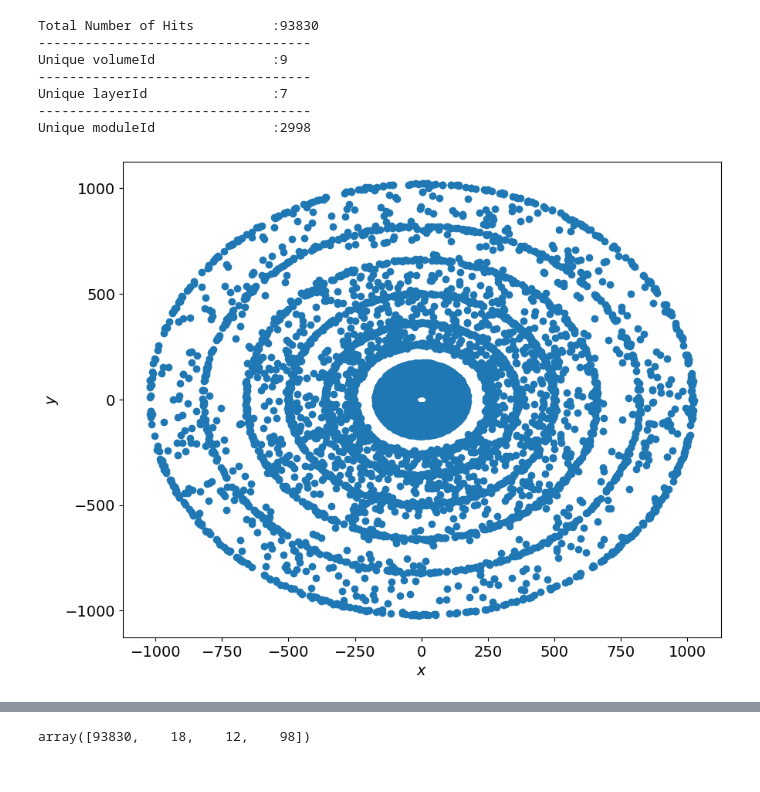
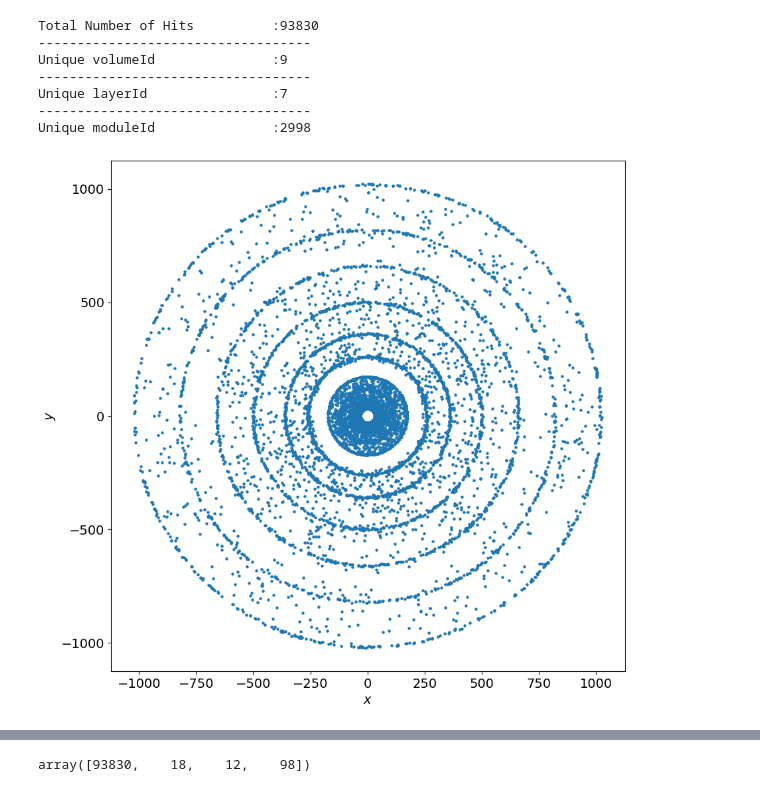
Before and after one commit to Ashmit0/TrackML-Particle-Tracking, a Jupyter notebook: Notebooks/EDA.ipynb, the cells around one changed output, grey strips where cells are left out. Saved outputs shown, nothing was run; the diff lists cells and outputs as text; code cells hidden in the pictures.

Commit message:
updated scatter plot

```diff
--- a/Notebooks/EDA.ipynb
+++ b/Notebooks/EDA.ipynb
@@ -18,7 +18,7 @@ np.random.seed( 41 )
 # set default params for matplotlib :
 plt.rcParams['font.size'] = 14
 plt.rcParams['lines.linewidth'] = 2
-plt.rcParams["figure.figsize"] = (10,8)
+plt.rcParams["figure.figsize"] = (10,7)
 # %% [markdown]
 For the purpose of EDA we will only look at a small section of (100 events) of the training data.
 
@@ -99,9 +99,10 @@ Unique moduleId               :2998
 x , y , z = hits[['x','y','z']].to_numpy().T
 # %%
 idx = np.random.choice(np.arange(hits.shape[0]),size=10000,replace=False)
-plt.scatter( x[idx] , y[idx] )
+plt.figure( figsize = (10,10))
+plt.scatter( x[idx] , y[idx] , s = 5   )
 plt.xlabel(r'$x$')
 plt.ylabel(r'$y$');
 # %% [output]
-[figure, old version]
+[figure, new version]
 # %%
```
Also changed, not shown: parts of 10 cells of this notebook.
